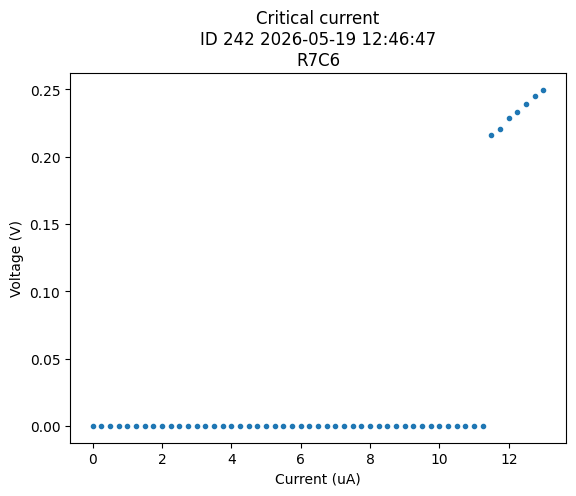
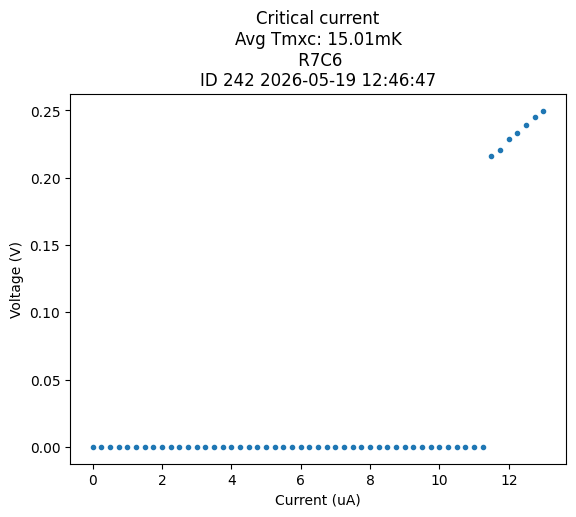
The notebook cell's code change between the first figure and the second:
--- before
+++ after
@@ -3,6 +3,7 @@
 current = data['dmm_volt']['yoko_current']
 voltage = data['dmm_volt']['dmm_volt']
+tc = np.average(data['MC_temp']['MC_temp'])
 plt.plot(-current*1e6, -voltage, '.')
 plt.xlabel('Current (uA)')
 plt.ylabel('Voltage (V)')
-plt.title(params.make_title(ID=ID, title='Critical current', extra=params.device_line_2['name']))
+plt.title(params.make_title(ID=ID, title=f'Critical current\nAvg Tmxc: {tc*1e3:.2f}mK\n'))

Commit: Minor changes/replots for cooldown 11 results